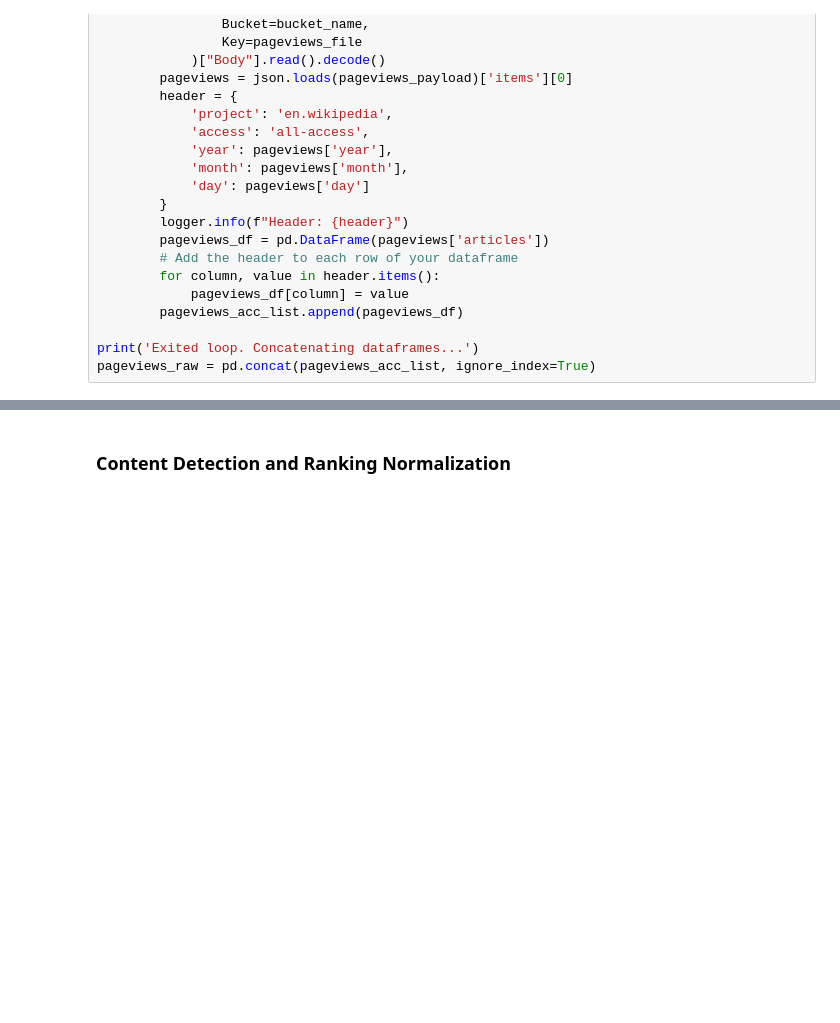
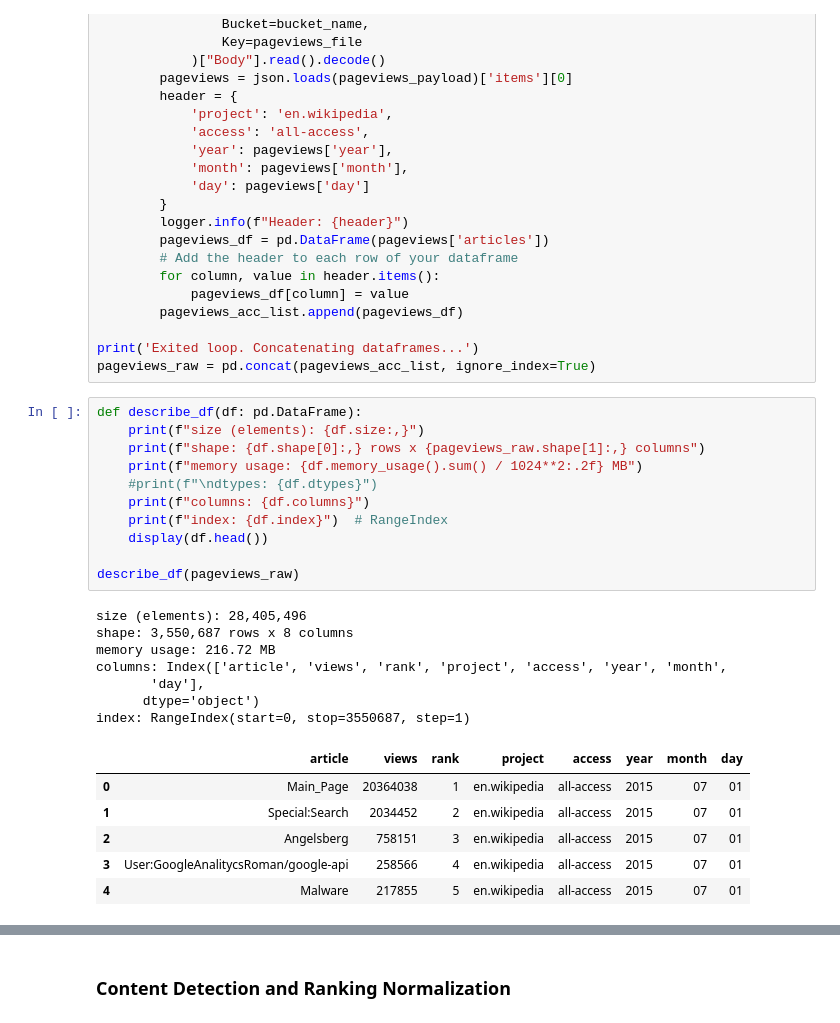
Before and after one commit to ralgara/wikipedia, a Jupyter notebook: wikipedia.ipynb, the cells around one changed output, grey strips where cells are left out. Drawn from its saved outputs; the diff is of its cells as text; blank space fills up the shorter version.

```diff
--- a/wikipedia.ipynb
+++ b/wikipedia.ipynb
@@ -67,3 +76,28 @@ for page in pages:
 
 print('Exited loop. Concatenating dataframes...')
 pageviews_raw = pd.concat(pageviews_acc_list, ignore_index=True)
+# %%
+def describe_df(df: pd.DataFrame):
+    print(f"size (elements): {df.size:,}")
+    print(f"shape: {df.shape[0]:,} rows x {pageviews_raw.shape[1]:,} columns")
+    print(f"memory usage: {df.memory_usage().sum() / 1024**2:.2f} MB")
+    #print(f"\ndtypes: {df.dtypes}")
+    print(f"columns: {df.columns}")
+    print(f"index: {df.index}")  # RangeIndex
+    display(df.head())
+
+describe_df(pageviews_raw)
+# %% [output]
+size (elements): 28,405,496
+shape: 3,550,687 rows x 8 columns
+memory usage: 216.72 MB
+columns: Index(['article', 'views', 'rank', 'project', 'access', 'year', 'month',
+       'day'],
+      dtype='object')
+index: RangeIndex(start=0, stop=3550687, step=1)
+|  | article | views | rank | project | access | year | month | day |
+| 0 | Main_Page | 20364038 | 1 | en.wikipedia | all-access | 2015 | 07 | 01 |
+| 1 | Special:Search | 2034452 | 2 | en.wikipedia | all-access | 2015 | 07 | 01 |
+| 2 | Angelsberg | 758151 | 3 | en.wikipedia | all-access | 2015 | 07 | 01 |
+| 3 | User:GoogleAnalitycsRoman/google-api | 258566 | 4 | en.wikipedia | all-access | 2015 | 07 | 01 |
+| 4 | Malware | 217855 | 5 | en.wikipedia | all-access | 2015 | 07 | 01 |
```
Also changed, not shown: parts of 15 cells of this notebook.
